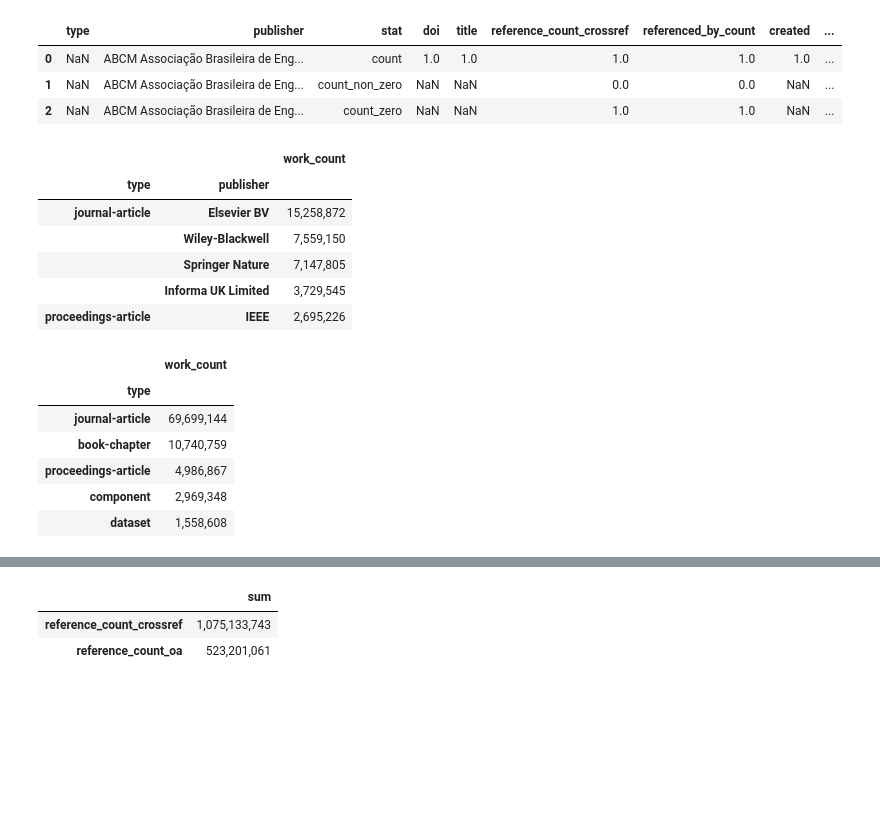
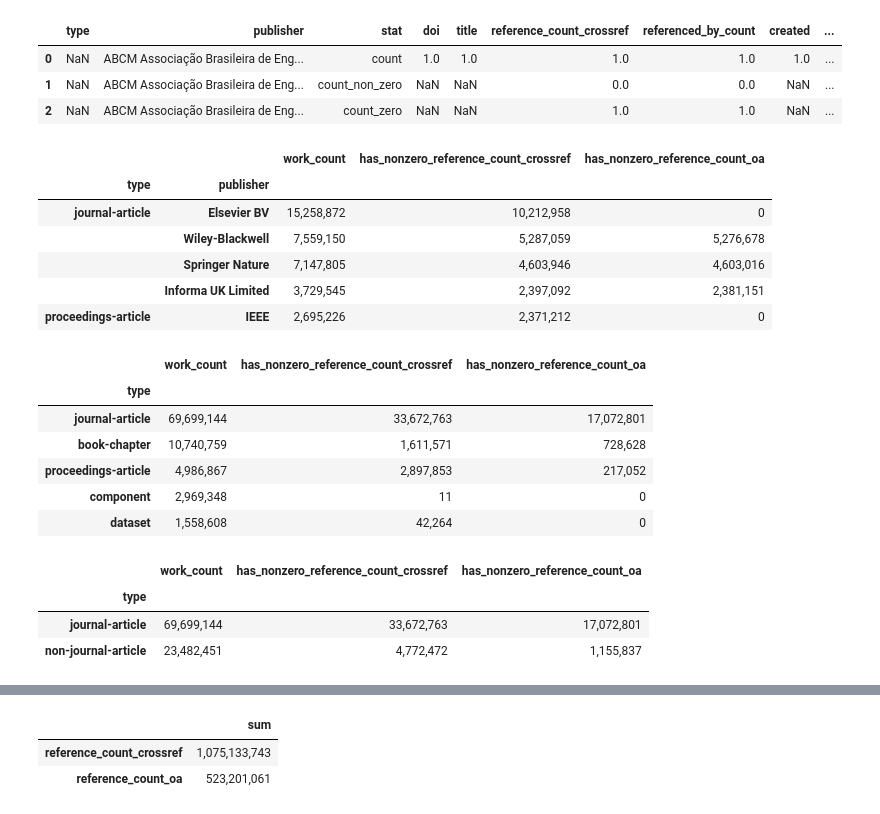
Before and after one commit to elifesciences/datacapsule-crossref, a Jupyter notebook: notebooks/citation-stats.ipynb, the cells around one changed output, grey strips where cells are left out. Drawn from its saved outputs; the diff is of its cells as text; code cells hidden in the pictures; blank space fills up the shorter version.

Commit message:
more details on work counts

```diff
--- a/notebooks/citation-stats.ipynb
+++ b/notebooks/citation-stats.ipynb
@@ -296,17 +296,33 @@ df_summary_by_type_and_publisher.head(3)
 # %%
 # get an overview of the work count by type and publisher
 df_summary_by_type_and_publisher_work_counts = df_summary_by_type_and_publisher[
     df_summary_by_type_and_publisher['stat'] == 'count'
 ].groupby(['type', 'publisher']).sum()['doi'].sort_values(ascending=False).to_frame('work_count')
-df_summary_by_type_and_publisher_work_counts.head().applymap(format_count)
+
+df_summary_by_type_and_publisher_non_zero_counts = df_summary_by_type_and_publisher[
+    df_summary_by_type_and_publisher['stat'] == 'count_non_zero'
+].groupby(['type', 'publisher'])[[
+    'reference_count_crossref', 'reference_count_oa'
+]].sum().rename(columns={
+    'reference_count_crossref': 'has_nonzero_reference_count_crossref',
+    'reference_count_oa': 'has_nonzero_reference_count_oa'
+})
+
+df_summary_by_type_and_publisher_work_counts = df_summary_by_type_and_publisher_work_counts.merge(
+    df_summary_by_type_and_publisher_non_zero_counts, how='outer', left_index=True, right_index=True
+)
+
+df_summary_by_type_and_publisher_work_counts.sort_values(
+    'work_count', ascending=False
+).head().applymap(format_count)
 # %% [output]
-|  |  | work_count |
-| type | publisher |  |
-| journal-article | Elsevier BV | 15,258,872 |
-|  | Wiley-Blackwell | 7,559,150 |
-|  | Springer Nature | 7,147,805 |
-|  | Informa UK Limited | 3,729,545 |
-| proceedings-article | IEEE | 2,695,226 |
+|  |  | work_count | has_nonzero_reference_count_crossref | has_nonzero_reference_count_oa |
+| type | publisher |  |  |  |
+| journal-article | Elsevier BV | 15,258,872 | 10,212,958 | 0 |
+|  | Wiley-Blackwell | 7,559,150 | 5,287,059 | 5,276,678 |
+|  | Springer Nature | 7,147,805 | 4,603,946 | 4,603,016 |
+|  | Informa UK Limited | 3,729,545 | 2,397,092 | 2,381,151 |
+| proceedings-article | IEEE | 2,695,226 | 2,371,212 | 0 |
 # %%
 # get an overview of the work count by type
 (
@@ -314,10 +330,29 @@ df_summary_by_type_and_publisher_work_counts.head().applymap(format_count)
     .sum().sort_values(by='work_count', ascending=False).head().applymap(format_count)
 )
 # %% [output]
-|  | work_count |
-| type |  |
-| journal-article | 69,699,144 |
-| book-chapter | 10,740,759 |
-| proceedings-article | 4,986,867 |
-| component | 2,969,348 |
-| dataset | 1,558,608 |
+|  | work_count | has_nonzero_reference_count_crossref | has_nonzero_reference_count_oa |
+| type |  |  |  |
+| journal-article | 69,699,144 | 33,672,763 | 17,072,801 |
+| book-chapter | 10,740,759 | 1,611,571 | 728,628 |
+| proceedings-article | 4,986,867 | 2,897,853 | 217,052 |
+| component | 2,969,348 | 11 | 0 |
+| dataset | 1,558,608 | 42,264 | 0 |
+# %%
+# treat the type as journal / non-journal article
+def type_to_journal_non_journal_article(df):
+    df = df.copy()
+    df['type'] = df['type'].map(lambda x: 'non-journal-article' if x != 'journal-article' else x)
+    return df
+
+(
+    type_to_journal_non_journal_article(
+        df_summary_by_type_and_publisher_work_counts.reset_index()
+    )
+    .groupby('type')
+    .sum().sort_values(by='work_count', ascending=False).head().applymap(format_count)
+)
+# %% [output]
+|  | work_count | has_nonzero_reference_count_crossref | has_nonzero_reference_count_oa |
+| type |  |  |  |
+| journal-article | 69,699,144 | 33,672,763 | 17,072,801 |
+| non-journal-article | 23,482,451 | 4,772,472 | 1,155,837 |
```
Also changed, not shown: parts of 3 cells of this notebook.
